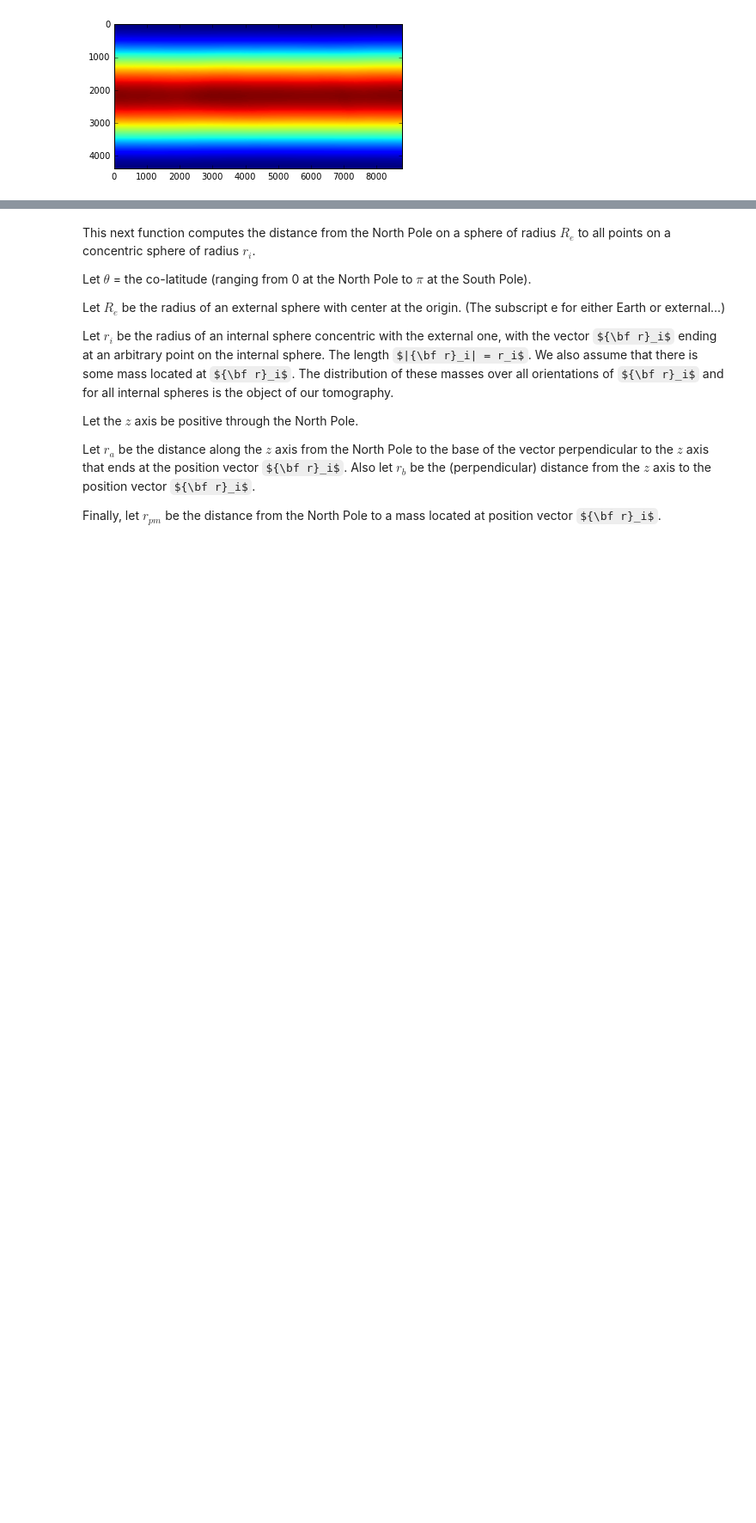
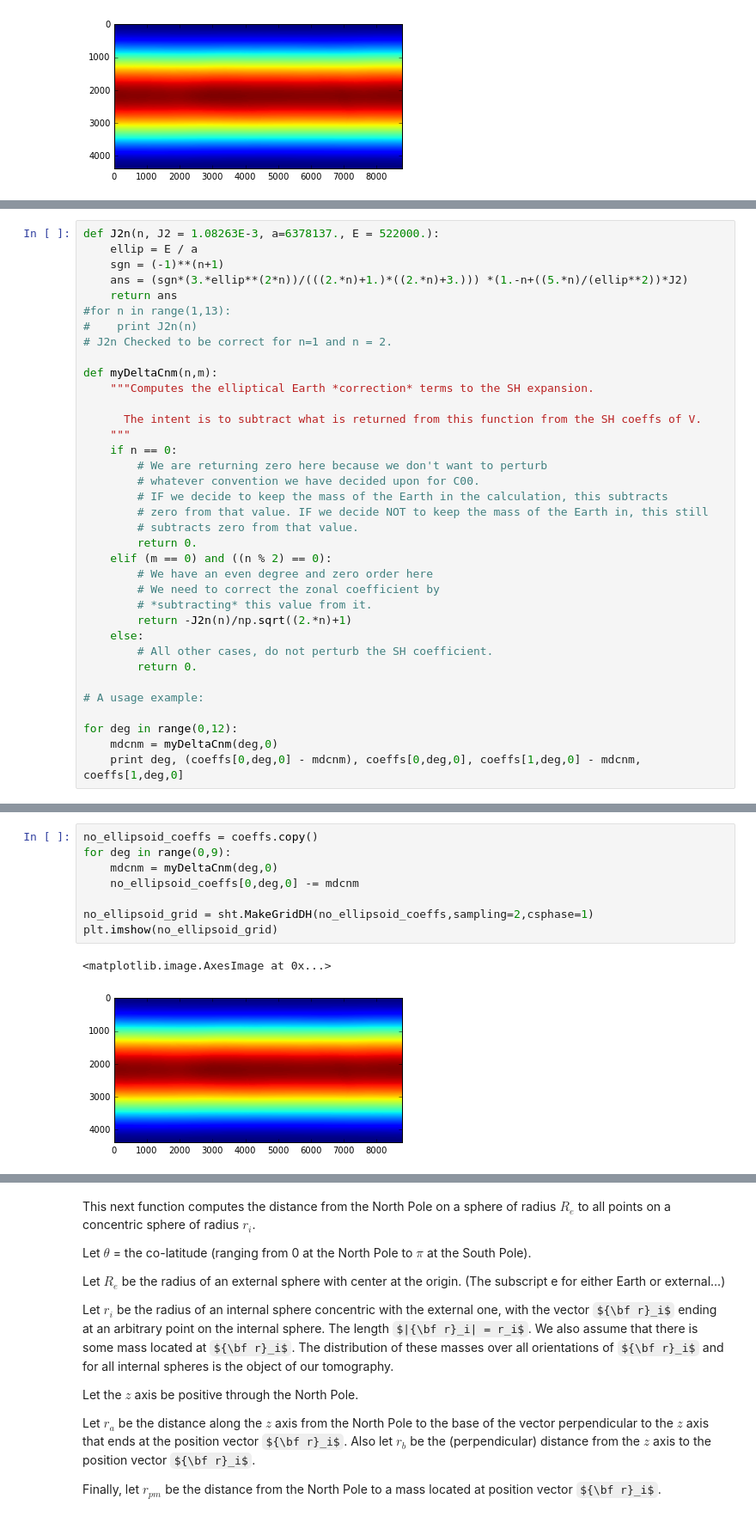
Before and after one commit to korin-worm-code/GravityTomo, a Jupyter notebook: GravTomo.ipynb, the cells around one changed output, grey strips where cells are left out. Shown at 86% size. Saved outputs shown, nothing was run; the diff lists cells and outputs as text; some formulas as TeX source; blank space fills up the shorter version.

```diff
--- a/GravTomo.ipynb
+++ b/GravTomo.ipynb
@@ -36,0 +41,36 @@ plt.imshow(grid)
+# %%
+def J2n(n, J2 = 1.08263E-3, a=6378137., E = 522000.):
+    ellip = E / a
+    sgn = (-1)**(n+1)
+    ans = (sgn*(3.*ellip**(2*n))/(((2.*n)+1.)*((2.*n)+3.))) *(1.-n+((5.*n)/(ellip**2))*J2)
+    return ans
+#for n in range(1,13):
+#    print J2n(n)
+# J2n Checked to be correct for n=1 and n = 2.
+
+def myDeltaCnm(n,m):
+    """Computes the elliptical Earth *correction* terms to the SH expansion.
+
+      The intent is to subtract what is returned from this function from the SH coeffs of V.
+    """
+    if n == 0:
+        # We are returning zero here because we don't want to perturb
+        # whatever convention we have decided upon for C00.
+        # IF we decide to keep the mass of the Earth in the calculation, this subtracts
+        # zero from that value. IF we decide NOT to keep the mass of the Earth in, this still
+        # subtracts zero from that value.
+        return 0.
+    elif (m == 0) and ((n % 2) == 0):
+        # We have an even degree and zero order here
+        # We need to correct the zonal coefficient by
+        # *subtracting* this value from it.
+        return -J2n(n)/np.sqrt((2.*n)+1)
+    else:
+        # All other cases, do not perturb the SH coefficient.
+        return 0.
+
+# A usage example:
+
+for deg in range(0,12):
+    mdcnm = myDeltaCnm(deg,0)
+    print deg, (coeffs[0,deg,0] - mdcnm), coeffs[0,deg,0], coeffs[1,deg,0] - mdcnm, coeffs[1,deg,0]
@@ -36,0 +90,11 @@ plt.imshow(grid)
+# %%
+no_ellipsoid_coeffs = coeffs.copy()
+for deg in range(0,9):
+    mdcnm = myDeltaCnm(deg,0)
+    no_ellipsoid_coeffs[0,deg,0] -= mdcnm
+
+no_ellipsoid_grid = sht.MakeGridDH(no_ellipsoid_coeffs,sampling=2,csphase=1)
+plt.imshow(no_ellipsoid_grid)
+# %% [output]
+<matplotlib.image.AxesImage at 0x...>
+[figure, added]
```
Also changed, not shown: parts of 20 cells of this notebook.
